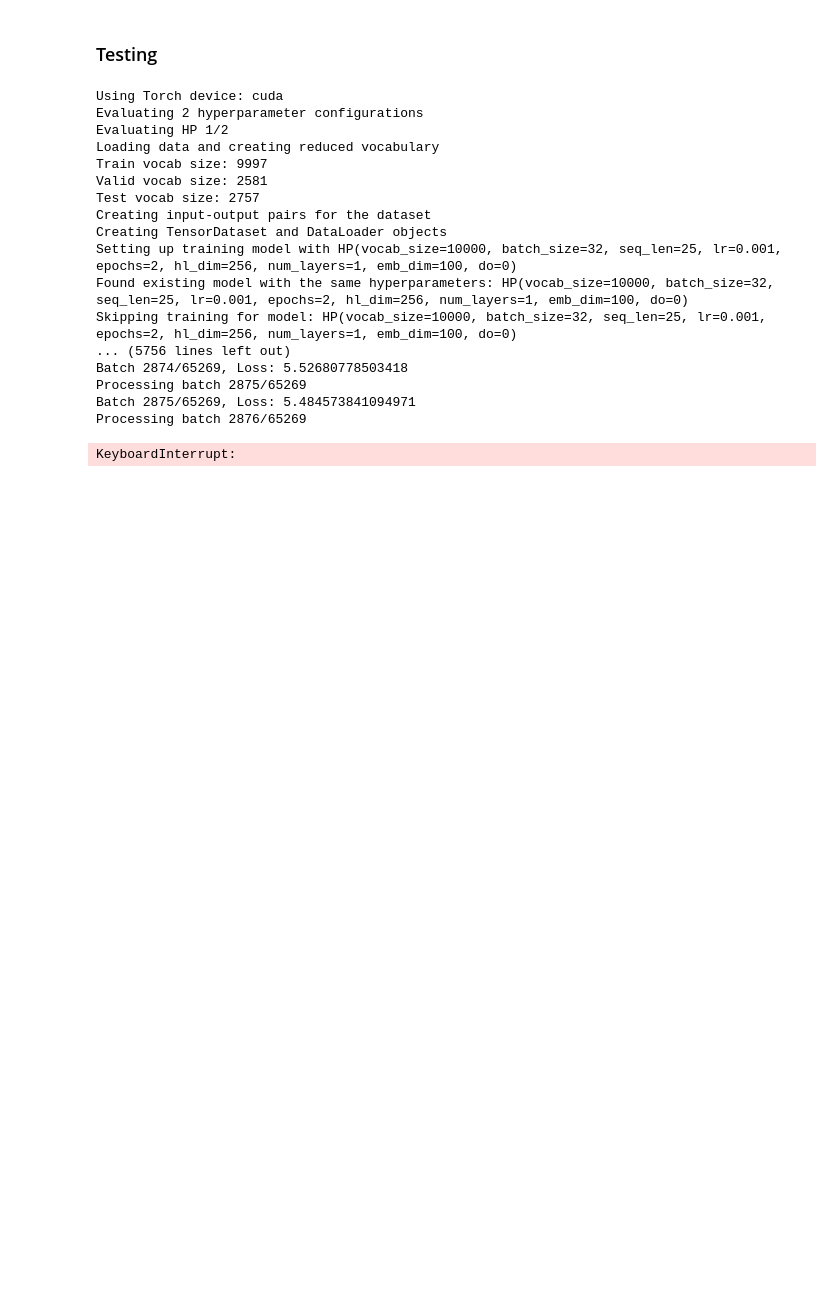
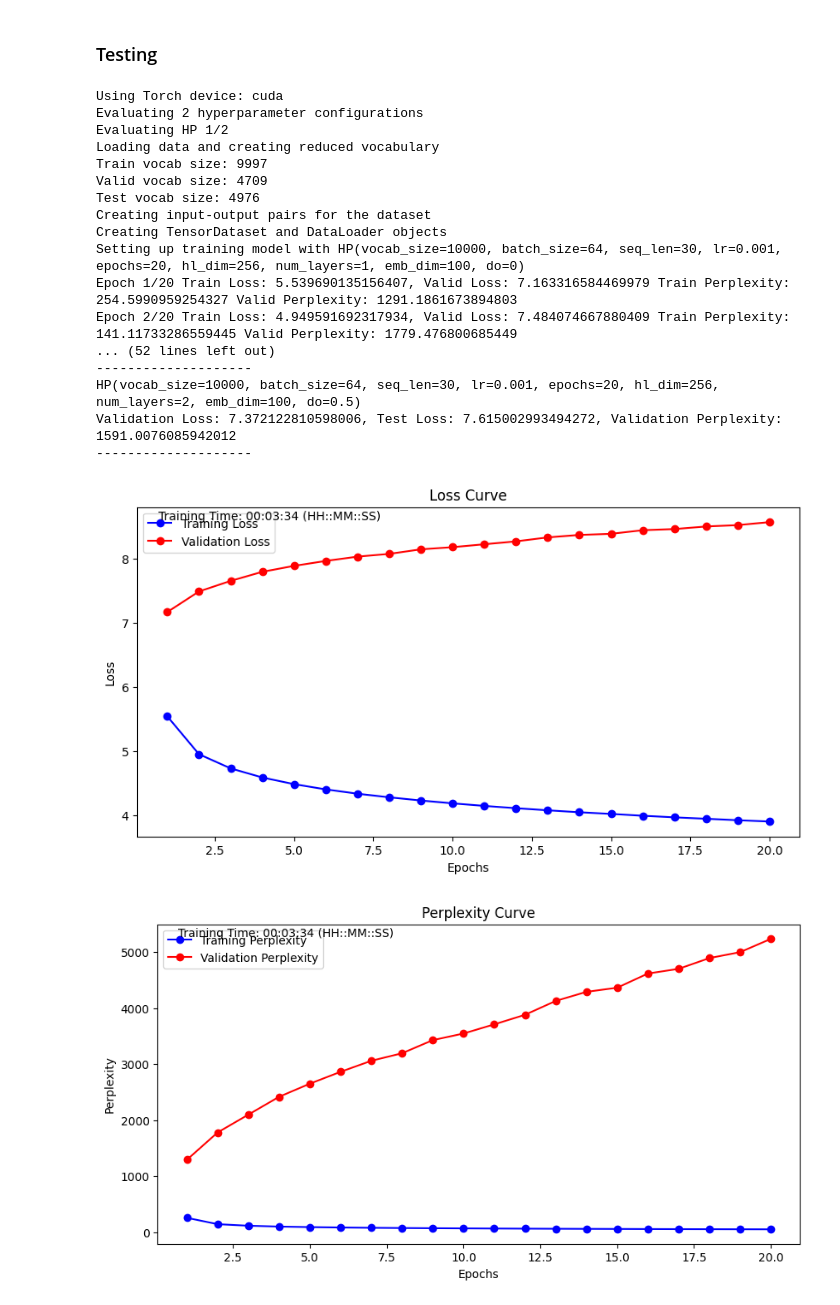
Before and after one commit to Sharwin24/RNN-Language-Model, a Jupyter notebook: HW3.ipynb, the cells around one changed output. Saved outputs shown, nothing was run; the diff lists cells and outputs as text; code cells hidden in the pictures; blank space fills up the shorter version.

Commit message:
Ran more tests

```diff
--- a/HW3.ipynb
+++ b/HW3.ipynb
@@ -121,7 +121,7 @@ class RNNLLM:
         for i, hp in enumerate(hyperparams):
             print(f'Evaluating HP {i+1}/{len(hyperparams)}')
             self.HP = hp
-            self.train(debug=True, exp_id=i)
+            self.train(debug=False, exp_id=i)
             valid_loss, valid_perplexity = self.evaluate(self.valid_loader)
             test_loss, test_perplexity = self.evaluate(self.test_loader)
             hp_to_loss[hp] = (valid_loss, test_loss, valid_perplexity)
@@ -328,7 +328,7 @@ class RNNLLM:
     def create_sequences(self, data, seq_length):
         inputs = []
         targets = []
-        for i in range(len(data) - seq_length):
+        for i in range(0, len(data) - seq_length, seq_length):
             inputs.append(data[i:i + seq_length])  # input sequence
             # target sequence, shifted by one
             targets.append(data[i + 1:i + seq_length + 1])
@@ -375,10 +375,10 @@ class RNNLLM:
 # %%
 hp = HyperParams(
     vocab_size=10000,
-    batch_size=32,
-    seq_length=25,
+    batch_size=64,
+    seq_length=30,
     learning_rate=0.001,
-    num_epochs=2,
+    num_epochs=20,
     hidden_dim=256,
     num_layers=1,
     embedding_dim=100,
@@ -386,46 +386,47 @@ hp = HyperParams(
 )
 multi_layer_rnn = HyperParams(
     vocab_size=10000,
-    batch_size=32,
-    seq_length=25,
+    batch_size=64,
+    seq_length=30,
     learning_rate=0.001,
-    num_epochs=2,
+    num_epochs=20,
     hidden_dim=256,
     num_layers=2,
     embedding_dim=100,
     dropout=0.5
 )
 rnn_llm = RNNLLM(
     train_valid_test_files=(
         'wiki2.train.txt', 'wiki2.valid.txt', 'wiki2.test.txt'
     ),
     hp=hp
 )
 # rnn_llm.train(debug=False)
 hps = [hp, multi_layer_rnn]
 hp_to_loss_map = rnn_llm.train_models(hps)
 for hp, (valid_loss, test_loss, valid_perplexity) in hp_to_loss_map.items():
     print('--------------------')
     print(
         f'{hp}\nValidation Loss: {valid_loss}, Test Loss: {test_loss}, Validation Perplexity: {valid_perplexity}'
     )
     print('--------------------')
 # %% [output]
 Using Torch device: cuda
 Evaluating 2 hyperparameter configurations
 Evaluating HP 1/2
 Loading data and creating reduced vocabulary
 Train vocab size: 9997
-Valid vocab size: 2581
-Test vocab size: 2757
+Valid vocab size: 4709
+Test vocab size: 4976
 Creating input-output pairs for the dataset
 Creating TensorDataset and DataLoader objects
-Setting up training model with HP(vocab_size=10000, batch_size=32, seq_len=25, lr=0.001, epochs=2, hl_dim=256, num_layers=1, emb_dim=100, do=0)
-Found existing model with the same hyperparameters: HP(vocab_size=10000, batch_size=32, seq_len=25, lr=0.001, epochs=2, hl_dim=256, num_layers=1, emb_dim=100, do=0)
-Skipping training for model: HP(vocab_size=10000, batch_size=32, seq_len=25, lr=0.001, epochs=2, hl_dim=256, num_layers=1, emb_dim=100, do=0)
-... (5756 lines left out)
-Batch 2874/65269, Loss: 5.52680778503418
-Processing batch 2875/65269
-Batch 2875/65269, Loss: 5.484573841094971
-Processing batch 2876/65269
+Setting up training model with HP(vocab_size=10000, batch_size=64, seq_len=30, lr=0.001, epochs=20, hl_dim=256, num_layers=1, emb_dim=100, do=0)
+Epoch 1/20 Train Loss: 5.539690135156407, Valid Loss: 7.163316584469979 Train Perplexity: 254.5990959254327 Valid Perplexity: 1291.1861673894803
+Epoch 2/20 Train Loss: 4.949591692317934, Valid Loss: 7.484074667880409 Train Perplexity: 141.11733286559445 Valid Perplexity: 1779.476800685449
+... (52 lines left out)
+--------------------
+HP(vocab_size=10000, batch_size=64, seq_len=30, lr=0.001, epochs=20, hl_dim=256, num_layers=2, emb_dim=100, do=0.5)
+Validation Loss: 7.372122810598006, Test Loss: 7.615002993494272, Validation Perplexity: 1591.0076085942012
+--------------------
-KeyboardInterrupt:
+[figure, added]
+[figure, added]
```
Also changed, not shown: parts of 1 cell of this notebook, 13 other files.
